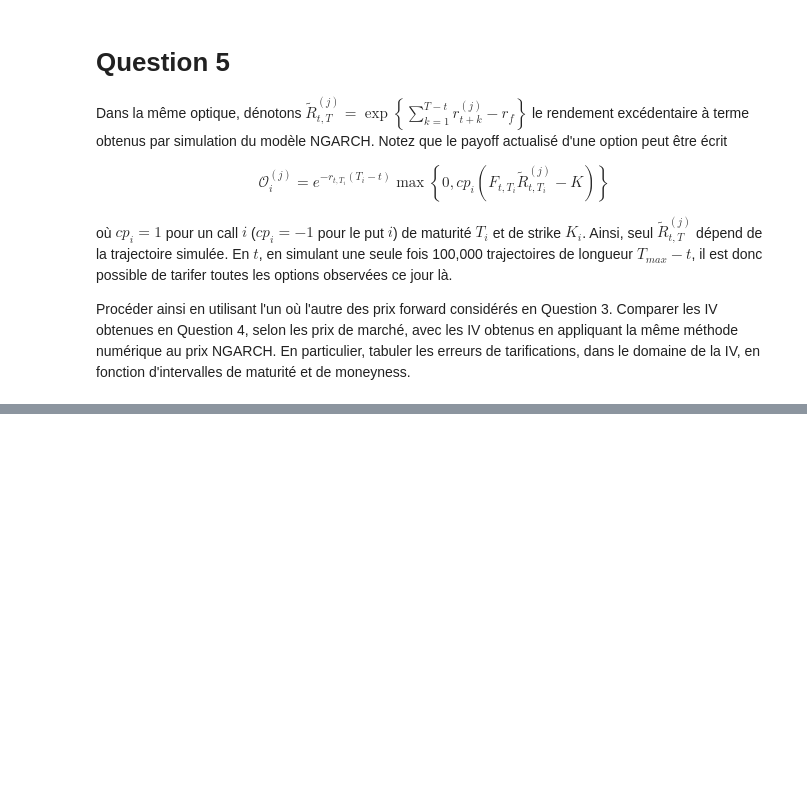
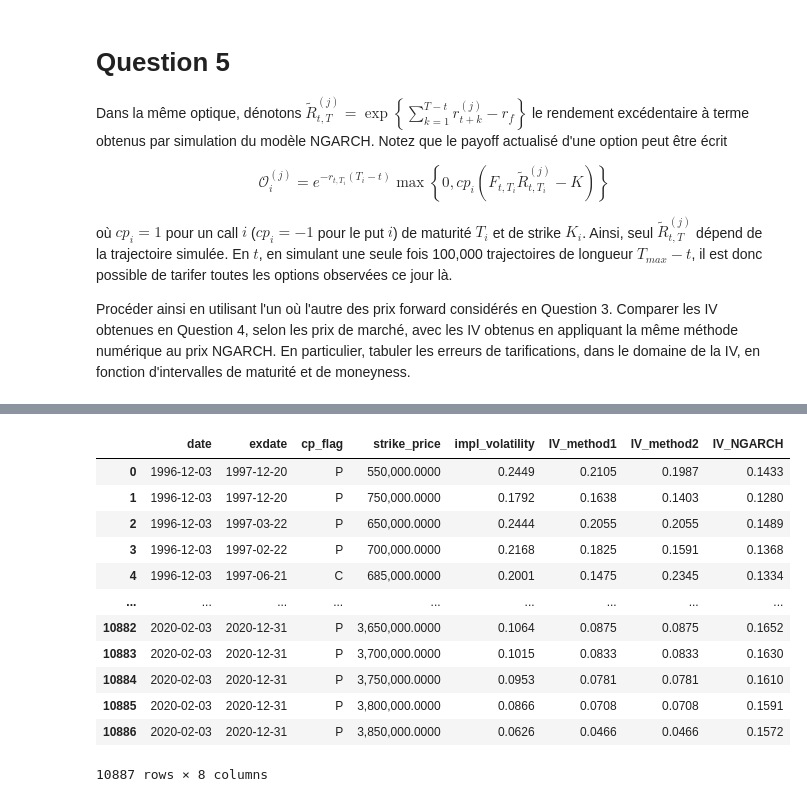
Before and after one commit to widelc/TP2_PD, a Jupyter notebook: assignment2.ipynb, the cells around one changed output, grey strips where cells are left out. Drawn from its saved outputs; the diff is of its cells as text; code cells hidden in the pictures; blank space fills up the shorter version.

```diff
--- a/assignment2.ipynb
+++ b/assignment2.ipynb
@@ -183,6 +219,6 @@ impl_vol = bms.implied_volatility(opt_price = option_info.mean_bidask,
 # %%
-option_info['IV_method1'] = impl_vol_1[0]
-option_info['IV_method2'] = impl_vol_1[1]
+option_info['IV_method1'] = impl_vol_mkt[0]
+option_info['IV_method2'] = impl_vol_mkt[1]
 option_info[['date','exdate','cp_flag', 'strike_price','impl_volatility','IV_method1','IV_method2']]
 # %% [output]
 |  | date | exdate | cp_flag | strike_price | impl_volatility | IV_method1 | IV_method2 |
@@ -210,0 +276,23 @@ Procéder ainsi en utilisant l'un où l'autre des prix forward considérés en Q
+# %%
+option_info['Option_price'] = pd.NA
+
+option_info_96 = option_info[option_info.date == date_unique[0]]
+option_info_20 = option_info[option_info.date == date_unique[1]]
+
+option_price_96 = [ng1996.option_price(info.R_j,
+                                       info.F_CBOE,
+                                       info.strike_price/1000,
+                                       info.r_f,
+                                       info.DTM,
+                                       info.cp_flag == 'C') for _, info in option_info_96.iterrows()]
+option_info.loc[option_info_96.index, 'Option_price'] = option_price_96
+
+option_price_20 = [ng2020.option_price(info.R_j,
+                                       info.F_CBOE,
+                                       info.strike_price/1000,
+                                       info.r_f,
+                                       info.DTM,
+                                       info.cp_flag == 'C') for _, info in option_info_20.iterrows()]
+option_info.loc[option_info_20.index, 'Option_price'] = option_price_20
+
+option_info[['date', 'exdate', 'cp_flag', 'strike_price', 'mean_bidask', 'impl_volatility', 'Option_price']]
@@ -210,0 +313,25 @@ Procéder ainsi en utilisant l'un où l'autre des prix forward considérés en Q
+# %%
+impl_vol_ng = bms.implied_volatility(opt_price = option_info.Option_price,
+                                     S         = option_info.exdiv_2,
+                                     K         = option_info.strike_price / 1000,
+                                     r         = option_info.r_f,
+                                     y         = 0,
+                                     T         = option_info.DTM / days_in_year,
+                                     is_call   = (option_info.cp_flag == 'C'))
+
+option_info['IV_NGARCH'] = impl_vol_ng
+option_info[['date','exdate','cp_flag', 'strike_price','impl_volatility','IV_method1','IV_method2','IV_NGARCH']]
+# %% [output]
+|  | date | exdate | cp_flag | strike_price | impl_volatility | IV_method1 | IV_method2 | IV_NGARCH |
+| 0 | 1996-12-03 | 1997-12-20 | P | 550,000.0000 | 0.2449 | 0.2105 | 0.1987 | 0.1433 |
+| 1 | 1996-12-03 | 1997-12-20 | P | 750,000.0000 | 0.1792 | 0.1638 | 0.1403 | 0.1280 |
+| 2 | 1996-12-03 | 1997-03-22 | P | 650,000.0000 | 0.2444 | 0.2055 | 0.2055 | 0.1489 |
+| 3 | 1996-12-03 | 1997-02-22 | P | 700,000.0000 | 0.2168 | 0.1825 | 0.1591 | 0.1368 |
+| 4 | 1996-12-03 | 1997-06-21 | C | 685,000.0000 | 0.2001 | 0.1475 | 0.2345 | 0.1334 |
+| ... | ... | ... | ... | ... | ... | ... | ... | ... |
+| 10882 | 2020-02-03 | 2020-12-31 | P | 3,650,000.0000 | 0.1064 | 0.0875 | 0.0875 | 0.1652 |
+| 10883 | 2020-02-03 | 2020-12-31 | P | 3,700,000.0000 | 0.1015 | 0.0833 | 0.0833 | 0.1630 |
+| 10884 | 2020-02-03 | 2020-12-31 | P | 3,750,000.0000 | 0.0953 | 0.0781 | 0.0781 | 0.1610 |
+| 10885 | 2020-02-03 | 2020-12-31 | P | 3,800,000.0000 | 0.0866 | 0.0708 | 0.0708 | 0.1591 |
+| 10886 | 2020-02-03 | 2020-12-31 | P | 3,850,000.0000 | 0.0626 | 0.0466 | 0.0466 | 0.1572 |
+10887 rows × 8 columns
```
Also changed, not shown: parts of 8 cells of this notebook, 1 other file.
